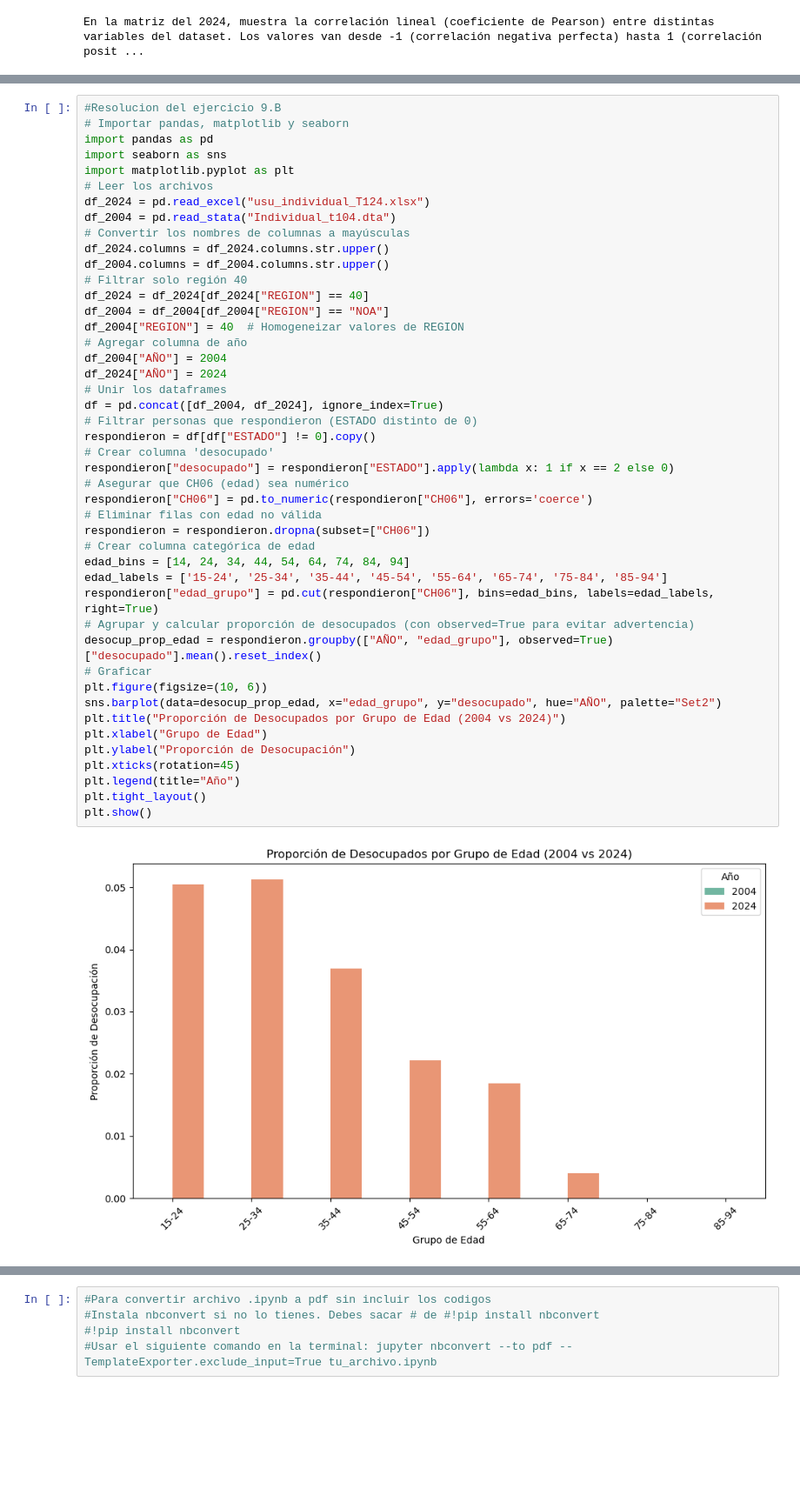
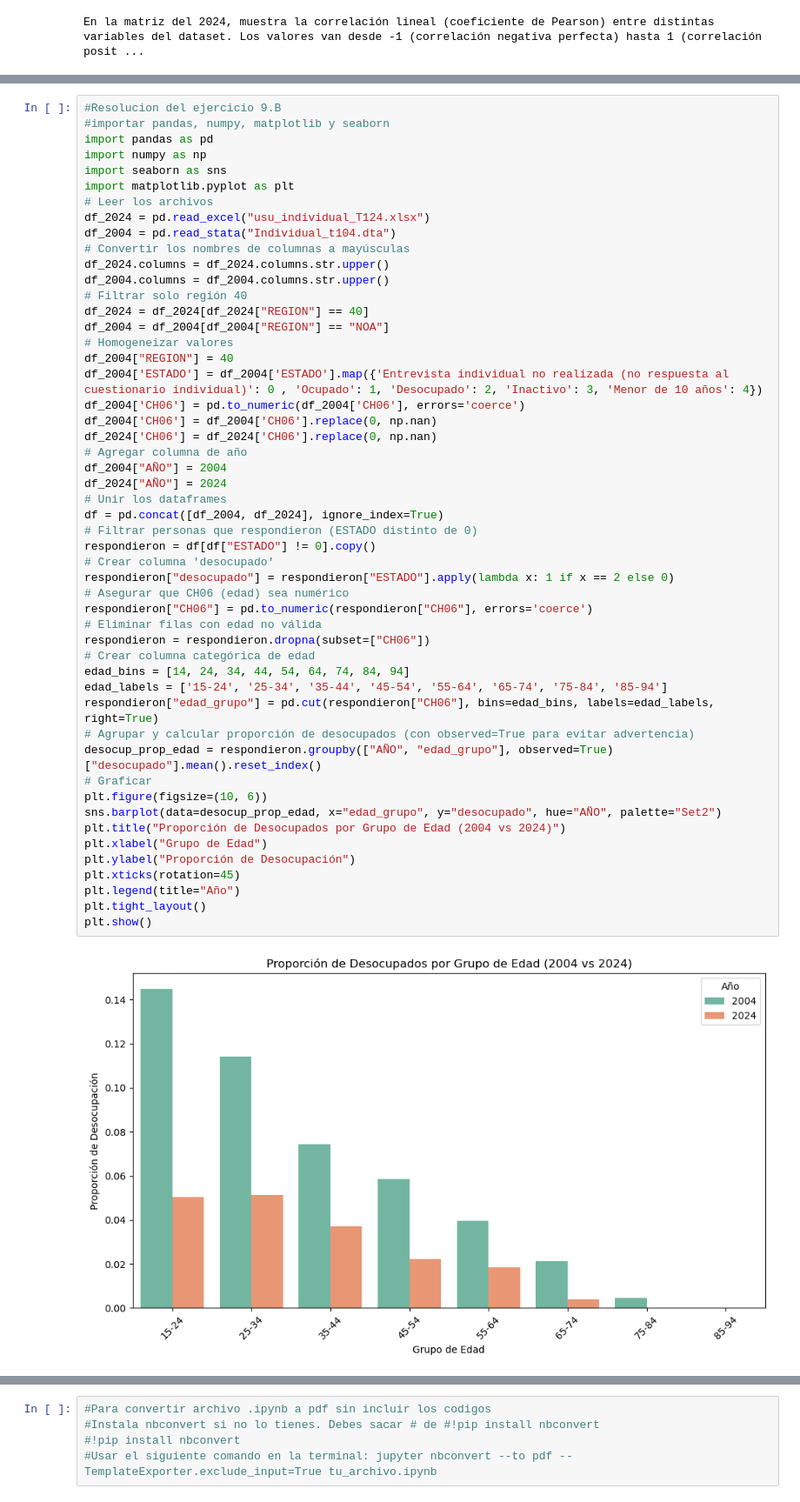
Before and after one commit to LucaDadderio0/-BigDataUBA-Grup10, a Jupyter notebook: TP2/Big_Data_TP2_Grupo10.ipynb, the cells around one changed output, grey strips where cells are left out. Shown at 87% size. Saved outputs shown, nothing was run; the diff lists cells and outputs as text; blank space fills up the shorter version.

```diff
--- a/TP2/Big_Data_TP2_Grupo10.ipynb
+++ b/TP2/Big_Data_TP2_Grupo10.ipynb
@@ -498,7 +573,8 @@ si, hubieron cambios de desocupados por nivel educativo
 # %%
 #Resolucion del ejercicio 9.B
-# Importar pandas, matplotlib y seaborn
+#importar pandas, numpy, matplotlib y seaborn
 import pandas as pd
+import numpy as np
 import seaborn as sns
 import matplotlib.pyplot as plt
 # Leer los archivos
@@ -510,36 +586,41 @@ df_2004.columns = df_2004.columns.str.upper()
 # Filtrar solo región 40
 df_2024 = df_2024[df_2024["REGION"] == 40]
 df_2004 = df_2004[df_2004["REGION"] == "NOA"]
-df_2004["REGION"] = 40  # Homogeneizar valores de REGION
+# Homogeneizar valores
+df_2004["REGION"] = 40
+df_2004['ESTADO'] = df_2004['ESTADO'].map({'Entrevista individual no realizada (no respuesta al cuestionario individual)': 0 , 'Ocupado': 1, 'Desocupado': 2, 'Inactivo': 3, 'Menor de 10 años': 4})
+df_2004['CH06'] = pd.to_numeric(df_2004['CH06'], errors='coerce')
+df_2004['CH06'] = df_2004['CH06'].replace(0, np.nan)
+df_2024['CH06'] = df_2024['CH06'].replace(0, np.nan)
 # Agregar columna de año
 df_2004["AÑO"] = 2004
 df_2024["AÑO"] = 2024
 # Unir los dataframes
 df = pd.concat([df_2004, df_2024], ignore_index=True)
 # Filtrar personas que respondieron (ESTADO distinto de 0)
 respondieron = df[df["ESTADO"] != 0].copy()
 # Crear columna 'desocupado'
 respondieron["desocupado"] = respondieron["ESTADO"].apply(lambda x: 1 if x == 2 else 0)
 # Asegurar que CH06 (edad) sea numérico
 respondieron["CH06"] = pd.to_numeric(respondieron["CH06"], errors='coerce')
 # Eliminar filas con edad no válida
 respondieron = respondieron.dropna(subset=["CH06"])
 # Crear columna categórica de edad
 edad_bins = [14, 24, 34, 44, 54, 64, 74, 84, 94]
 edad_labels = ['15-24', '25-34', '35-44', '45-54', '55-64', '65-74', '75-84', '85-94']
 respondieron["edad_grupo"] = pd.cut(respondieron["CH06"], bins=edad_bins, labels=edad_labels, right=True)
 # Agrupar y calcular proporción de desocupados (con observed=True para evitar advertencia)
 desocup_prop_edad = respondieron.groupby(["AÑO", "edad_grupo"], observed=True)["desocupado"].mean().reset_index()
 # Graficar
 plt.figure(figsize=(10, 6))
 sns.barplot(data=desocup_prop_edad, x="edad_grupo", y="desocupado", hue="AÑO", palette="Set2")
 plt.title("Proporción de Desocupados por Grupo de Edad (2004 vs 2024)")
 plt.xlabel("Grupo de Edad")
 plt.ylabel("Proporción de Desocupación")
 plt.xticks(rotation=45)
 plt.legend(title="Año")
 plt.tight_layout()
 plt.show()
 # %% [output]
-[figure, old version]
+[figure, new version]
 # %%
```
Also changed, not shown: parts of 20 cells of this notebook.
